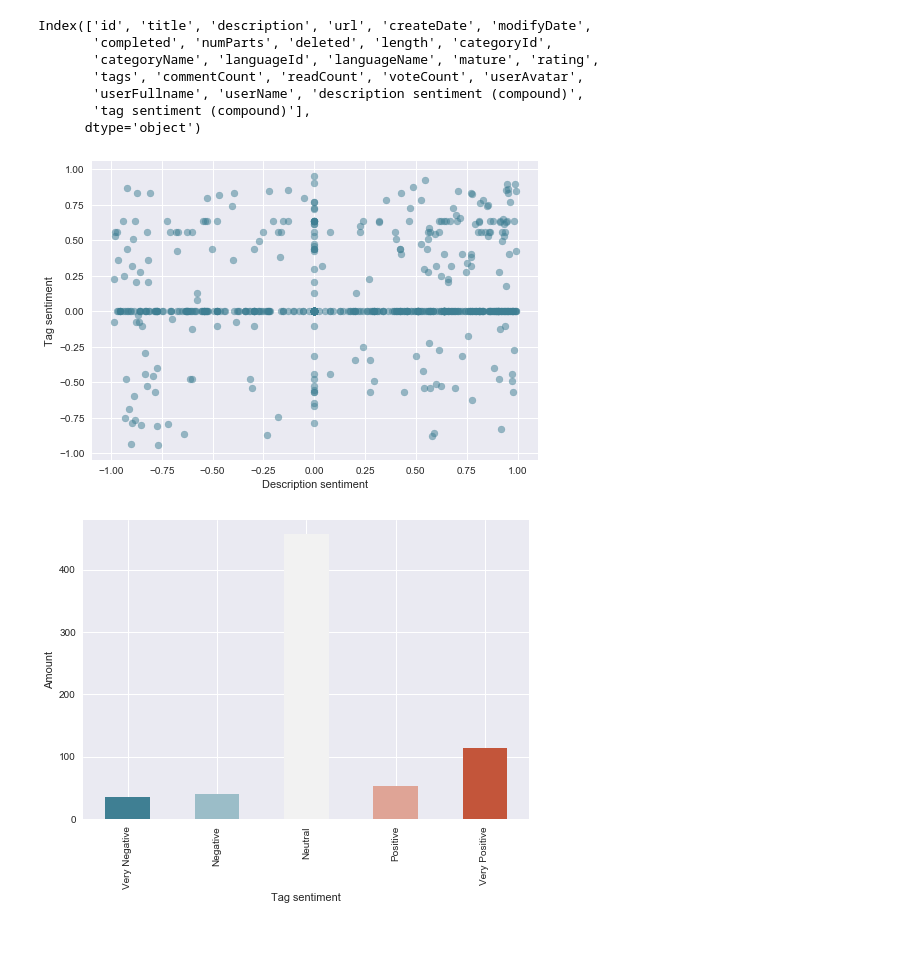
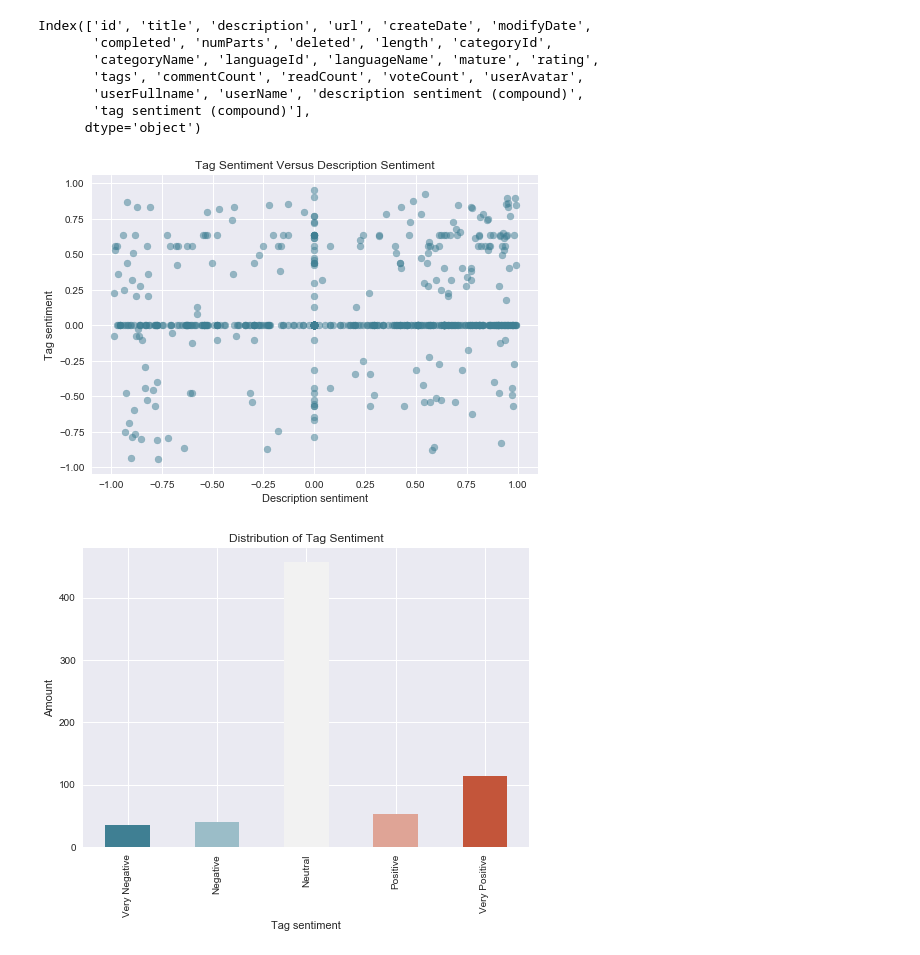
Before and after one commit to rupalimayekar/ProjectWattpad, a Jupyter notebook: Sentiment_Analysis.ipynb, the cells around one changed output. Drawn from its saved outputs; the diff is of its cells as text; code cells hidden in the pictures.

```diff
--- a/Sentiment_Analysis.ipynb
+++ b/Sentiment_Analysis.ipynb
@@ -35,11 +35,12 @@ Index(['id', 'title', 'description', 'url', 'createDate', 'modifyDate',
 # %%
 plt.scatter(x=df['description sentiment (compound)'], y=df['tag sentiment (compound)'],alpha=.5,color=seaborn.diverging_palette(220, 20, n=1))
 plt.xlabel('Description sentiment')
 plt.ylabel('Tag sentiment')
 plt.savefig('images/tag_sent_v_desc_sent.png')
+plt.title('Tag Sentiment Versus Description Sentiment')
 plt.show()
 # %% [output]
-[figure, old version]
+[figure, new version]
 # %%
 bins=[-1,-.5,-.01,0.1,.5,1]
 group_names = ['Very Negative', 'Negative','Neutral', 'Positive', 'Very Positive']
@@ -51,9 +52,10 @@ df_tags_bins_counts.plot(kind='bar',color=seaborn.diverging_palette(220, 20, n=5
 plt.xlabel('Tag sentiment')
 plt.ylabel('Amount')
 plt.savefig('images/TagSentimentBar.png')
+plt.title('Distribution of Tag Sentiment')
 plt.show()
 # %% [output]
-[figure, old version]
+[figure, new version]
 # %%
 bins=[-1,-.5,-.01,0.1,.5,1]
 group_names = ['Very Negative', 'Negative','Neutral', 'Positive', 'Very Positive']
```
Also changed, not shown: parts of 1 cell of this notebook.
